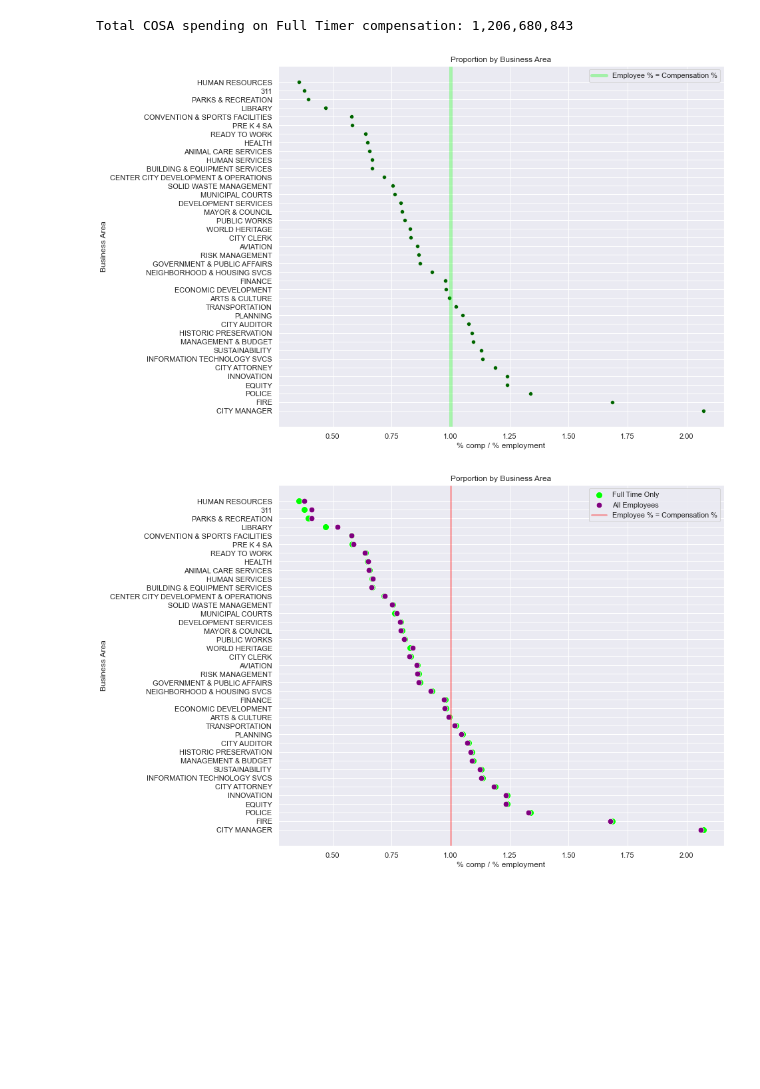
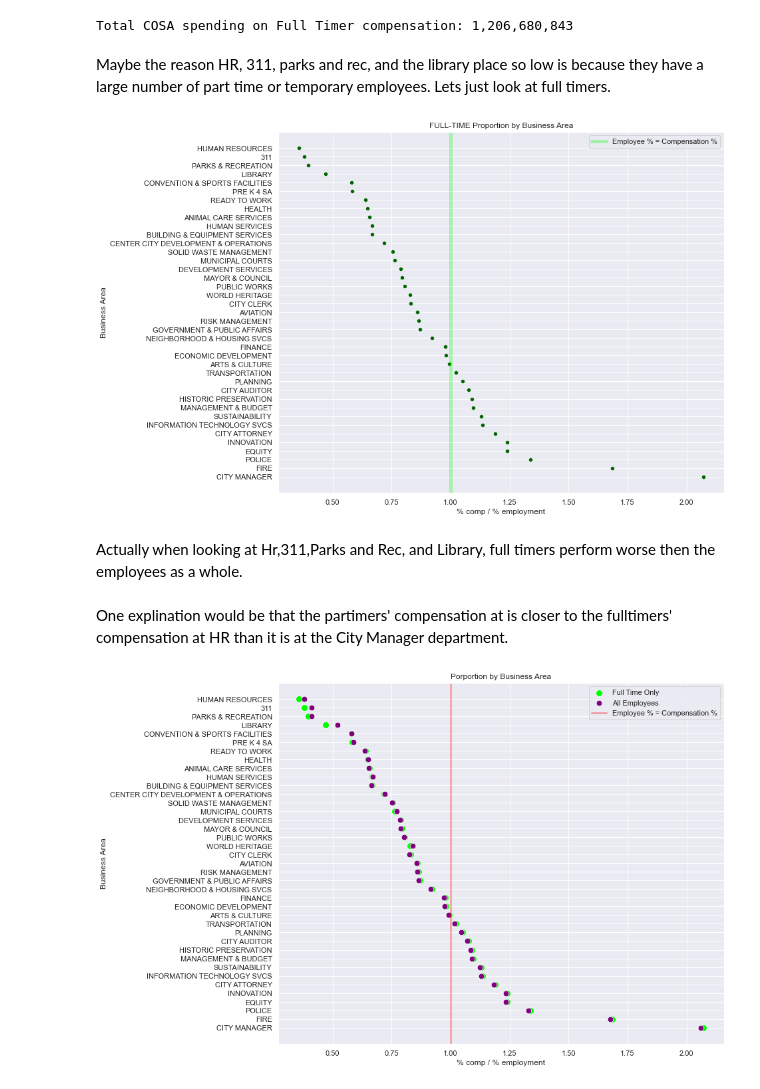
Before and after one commit to danschumac1/COSA_City_Compensation_2021, a Jupyter notebook: CityComp_Code.ipynb, the cells around one changed output. Drawn from its saved outputs; the diff is of its cells as text; code cells hidden in the pictures; blank space fills up the shorter version.

Commit message:
chage more graphs, more formatting, also added explanations

```diff
--- a/CityComp_Code.ipynb
+++ b/CityComp_Code.ipynb
@@ -131,3 +135,11 @@ for x,y in d.items():
+# %%
+keys = list(comp['ethnic_orgin'].unique())
+
+values = ['Hisp/Lat','White','Black','2 or More','Asian','Ind/Ala','Haw/Pac','Other']
+
+ethnicity_tags = dict(zip(keys,values))
+
+comp['ethnicity_tags'] =  comp['ethnic_orgin'].map(ethnicity_tags)
 # %%
 ### Drop unknown gender
 # %%
@@ -510,28 +547,34 @@ FT_comparepercentages['proportion'] = (FT_comparepercentages['p_of_total_compens
 
 FT_comparepercentages.sort_values('difference',inplace=True)
 FT_comparepercentages['BA_tags'] =  FT_comparepercentages.index.map(BA_tags)
+# %% [markdown]
+Maybe the reason HR, 311, parks and rec, and the library place so low is because they have a large number of part time or temporary employees. Lets just look at full timers.
 # %%
 plt.figure(figsize=(12,10))
 
 ax =sns.scatterplot(data=FT_comparepercentages.sort_values('proportion'),
              x='proportion',
              y='business_area',
                    color = 'darkgreen')
 
 #create verticle line
 ax.axvline(x=1,color='lime',
            lw=5,
            alpha=.3,
           label='Employee % = Compensation %')
 plt.legend()
 
-ax.set_title('Proportion by Business Area')
+ax.set_title('FULL-TIME Proportion by Business Area')
 ax.set_xlabel('% comp / % employment')
 ax.set_ylabel('Business Area')
 
 plt.show()
 # %% [output]
-[figure, old version]
+[figure, new version]
+# %% [markdown]
+Actually when looking at Hr,311,Parks and Rec, and Library, full timers perform worse then the employees as a whole.
+# %% [markdown]
+One explination would be that the partimers' compensation at is closer to the fulltimers' compensation at HR than it is at the City Manager department.
 # %%
 #let's try plotting them at the same time
 
```
Also changed, not shown: parts of 66 cells of this notebook, 2 other files.
